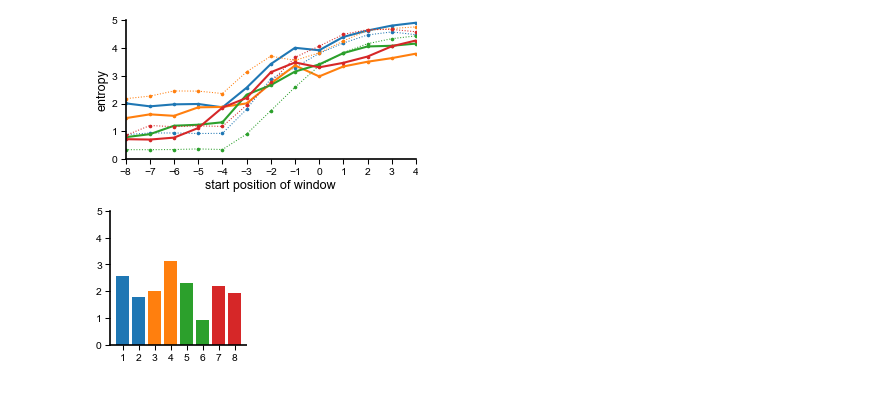
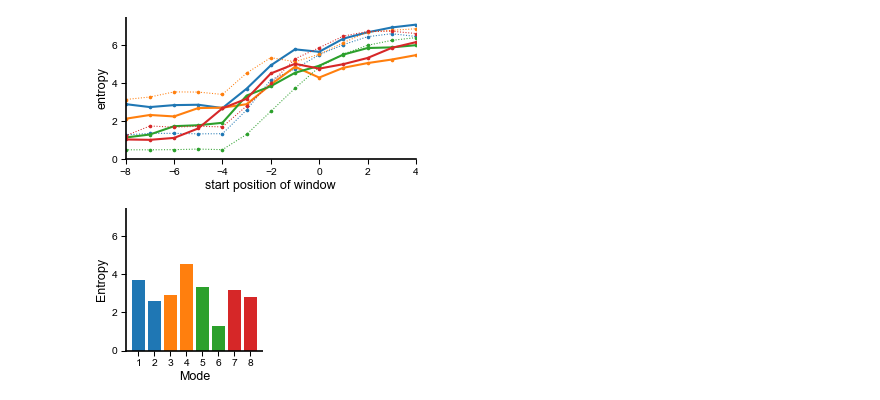
Before and after one commit to bacor/DLfM2020, a Jupyter notebook: notebooks/Fig 6 - Entropy of contour.ipynb, the cells around one changed output. Saved outputs shown, nothing was run; the diff lists cells and outputs as text; code cells hidden in the pictures.

Commit message:
fix axis of figure 6

```diff
--- a/notebooks/Fig 6 - Entropy of contour.ipynb
+++ b/notebooks/Fig 6 - Entropy of contour.ipynb
@@ -27,7 +27,8 @@ def estimate_entropy(connections, start=-6, end=0):
             counts[differentia] += 1
         freqs = np.array(list(counts.values()))
         probs = freqs / sum(freqs)
-        entropies.append(entropy(probs))
+        H = entropy(probs, base=2)
+        entropies.append(H)
     return entropies
 # %%
 entropies = []
@@ -47,29 +48,29 @@ for mode in range(1, 9):
              color=color,
              ls=ls)
 plt.xlim(-8, 4)
-plt.ylim(0,5)
+plt.ylim(0,7.5)
 plt.ylabel('entropy')
 plt.xlabel('start position of window')
-plt.xticks(np.arange(-8, 5))
+# plt.xticks(np.arange(-8, 5))
 plt.tight_layout()
 plt.savefig('../figures/fig06/fig-entropy.pdf',
            bbox_inches='tight', pad_inches=0)
 # %% [output]
-[figure, old version]
+[figure, new version]
 # %%
 def plot_entropies(entropies):
     plt.bar(np.arange(1, 3), entropies[:2])
     plt.bar(np.arange(3, 5), entropies[2:4])
     plt.bar(np.arange(5, 7), entropies[4:6])
     plt.bar(np.arange(7, 9), entropies[6:8])
-#     plt.ylabel('Entropy')
-#     plt.xlabel('Mode')
+    plt.ylabel('Entropy')
+    plt.xlabel('Mode')
 # %%
-plt.figure(figsize=cm2inch(3, 3))
+plt.figure(figsize=cm2inch(3, 3.2))
 plot_entropies(entropies[12,:])
-plt.ylim(0,5)
+plt.ylim(0,7.5)
 plt.xticks(np.arange(1,9));
 plt.savefig('../figures/fig06/entropy-bar.pdf',
               bbox_inches='tight', pad_inches=0)
 # %% [output]
-[figure, old version]
+[figure, new version]
```
Also changed, not shown: 3 other files.
